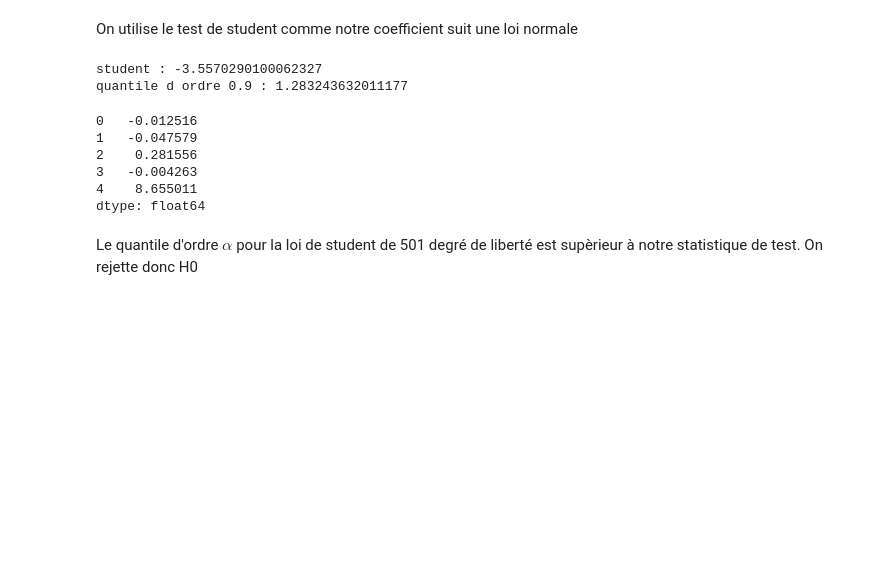
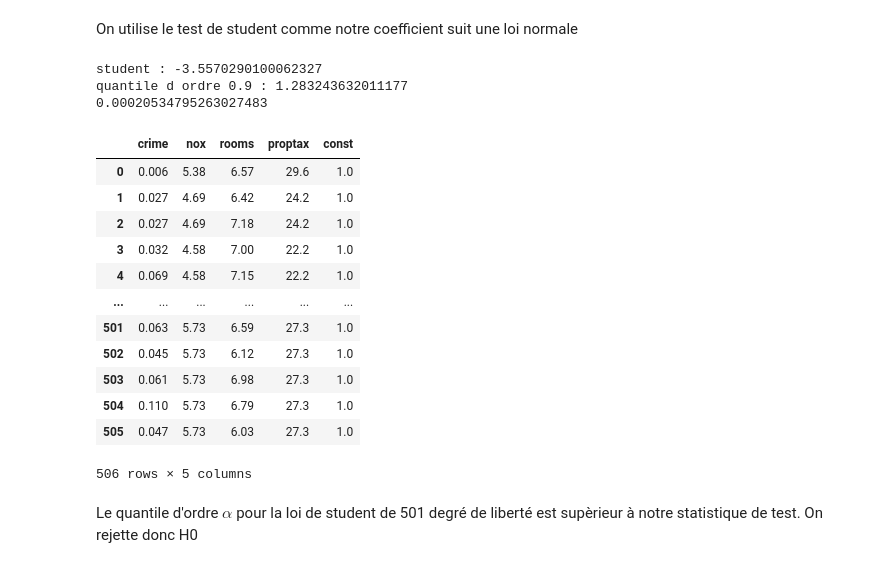
Before and after one commit to LucasChevrierGit/econometricsProject, a Jupyter notebook: project.ipynb, the cells around one changed output. Drawn from its saved outputs; the diff is of its cells as text; code cells hidden in the pictures; blank space fills up the shorter version.

```diff
--- a/project.ipynb
+++ b/project.ipynb
@@ -322,18 +322,28 @@ z = beta2[1]/std[1]
 qAlpha = t.ppf(0.9,n-k)
 print('student :', z)
 print('quantile d ordre 0.9 :', qAlpha)
+
+print(1- t.sf(z,n-k))
 # %% [output]
 student : -3.5570290100062327
 quantile d ordre 0.9 : 1.283243632011177
+0.00020534795263027483
-# %%
-beta2
-# %% [output]
-0   -0.012516
-1   -0.047579
-2    0.281556
-3   -0.004263
-4    8.655011
-dtype: float64
+# %%
+X2
+# %% [output]
+|  | crime | nox | rooms | proptax | const |
+| 0 | 0.006 | 5.38 | 6.57 | 29.6 | 1.0 |
+| 1 | 0.027 | 4.69 | 6.42 | 24.2 | 1.0 |
+| 2 | 0.027 | 4.69 | 7.18 | 24.2 | 1.0 |
+| 3 | 0.032 | 4.58 | 7.00 | 22.2 | 1.0 |
+| 4 | 0.069 | 4.58 | 7.15 | 22.2 | 1.0 |
+| ... | ... | ... | ... | ... | ... |
+| 501 | 0.063 | 5.73 | 6.59 | 27.3 | 1.0 |
+| 502 | 0.045 | 5.73 | 6.12 | 27.3 | 1.0 |
+| 503 | 0.061 | 5.73 | 6.98 | 27.3 | 1.0 |
+| 504 | 0.110 | 5.73 | 6.79 | 27.3 | 1.0 |
+| 505 | 0.047 | 5.73 | 6.03 | 27.3 | 1.0 |
+506 rows × 5 columns
 # %% [markdown]
 Le quantile d'ordre $\alpha$ pour la loi de student de 501 degré de liberté est supèrieur à notre statistique de test. On rejette donc H0
 # %% [markdown]
```
Also changed, not shown: parts of 13 cells of this notebook.
